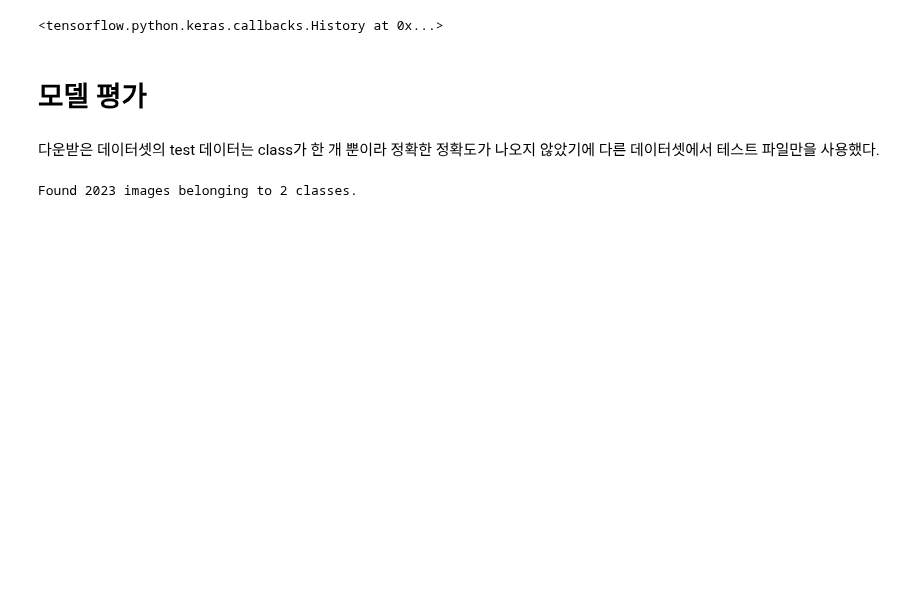
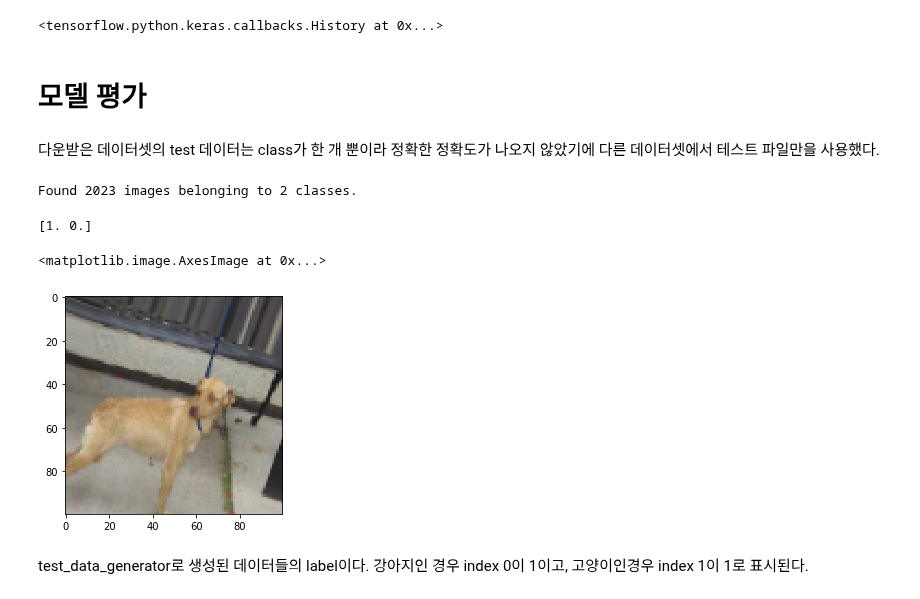
Before and after one commit to YMGYM/Cats_Dogs_Classification, a Jupyter notebook: Cats_and_Dogs_Practice2.ipynb, the cells around one changed output. Drawn from its saved outputs; the diff is of its cells as text; code cells hidden in the pictures; blank space fills up the shorter version.

```diff
--- a/Cats_and_Dogs_Practice2.ipynb
+++ b/Cats_and_Dogs_Practice2.ipynb
@@ -176,6 +181,17 @@ Epoch 00010: val_loss did not improve from 0.33807
 test_data_generator = image_generator.flow_from_directory(directory='/content/data/test_set/test_set', target_size=(IMG_HEIGHT,IMG_WIDTH), classes=['dogs', 'cats'], batch_size=1)
 # %% [output]
 Found 2023 images belonging to 2 classes.
+# %%
+test_img, test_label = next(test_data_generator)
+print(test_label[0])
+plt.imshow(test_img[0])
+# %% [output]
+[1. 0.]
+<matplotlib.image.AxesImage at 0x...>
+[figure, added]
+# %% [markdown]
+test_data_generator로 생성된 데이터들의 label이다.
+강아지인 경우 index 0이 1이고, 고양이인경우 index 1이 1로 표시된다.
 # %%
 model.evaluate(test_data_generator)
 # %% [output]
```
Also changed, not shown: parts of 12 cells of this notebook.
